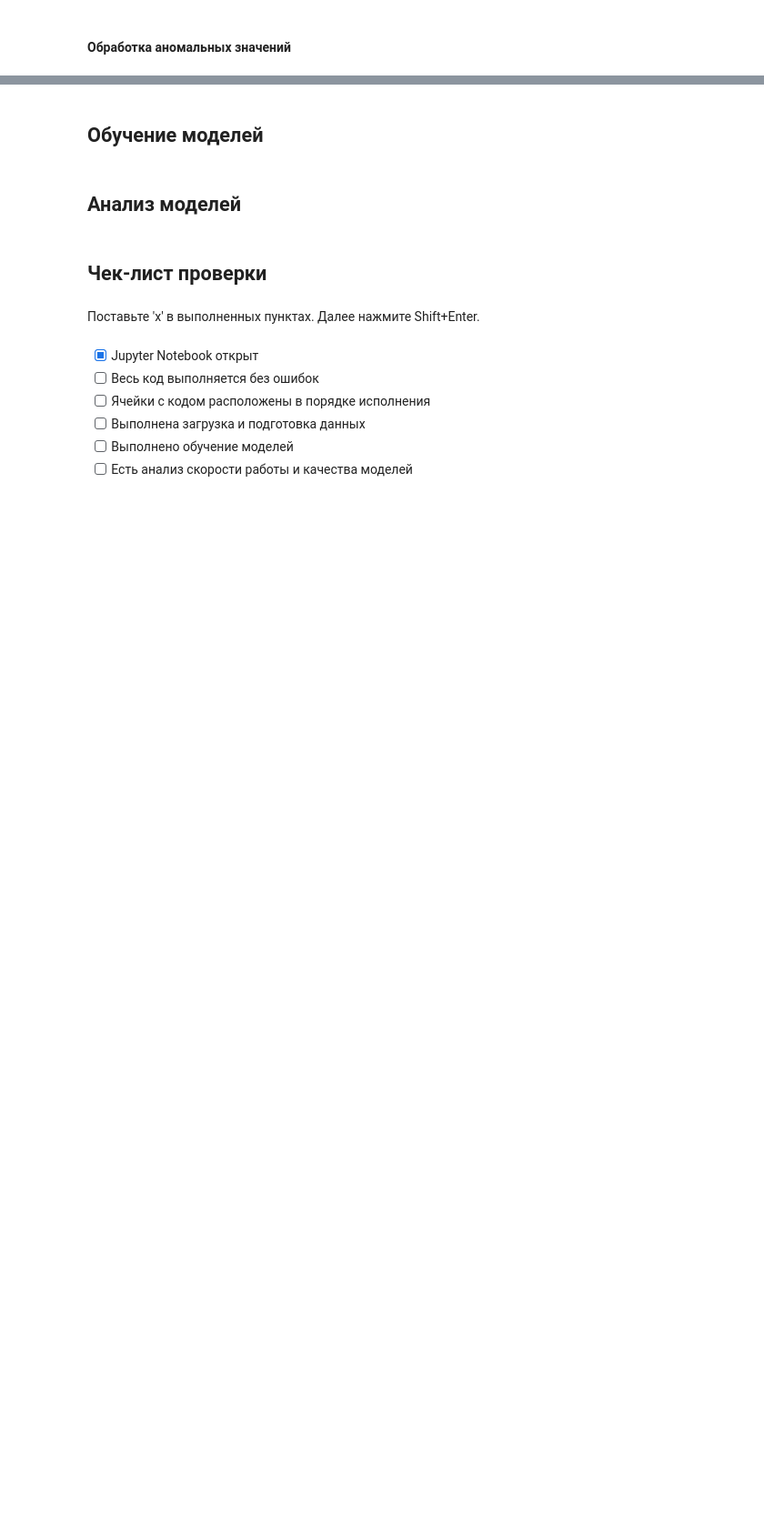
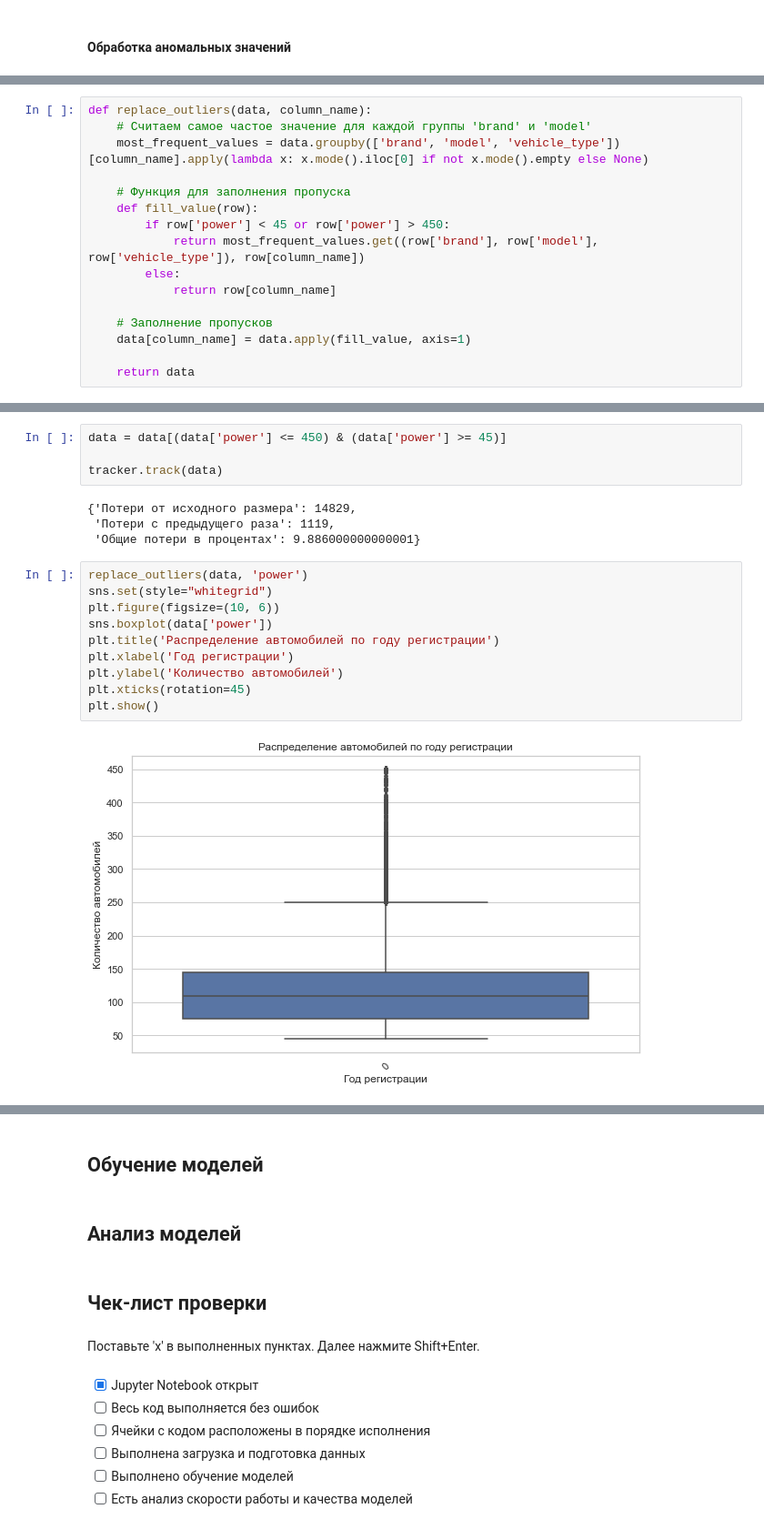
Before and after one commit to EPrutskoy/Car-Service-Yndex-Project, a Jupyter notebook: c71922ff-725e-49ec-bb47-35977b79edc9.ipynb, the cells around one changed output, grey strips where cells are left out. Shown at 91% size. Cells and saved outputs as stored; diff of their text form; blank space fills up the shorter version.

```diff
--- a/c71922ff-725e-49ec-bb47-35977b79edc9.ipynb
+++ b/c71922ff-725e-49ec-bb47-35977b79edc9.ipynb
@@ -286,0 +492,16 @@ data.describe()
+# %%
+def replace_outliers(data, column_name):
+    # Считаем самое частое значение для каждой группы 'brand' и 'model'
+    most_frequent_values = data.groupby(['brand', 'model', 'vehicle_type'])[column_name].apply(lambda x: x.mode().iloc[0] if not x.mode().empty else None)
+
+    # Функция для заполнения пропуска
+    def fill_value(row):
+        if row['power'] < 45 or row['power'] > 450:
+            return most_frequent_values.get((row['brand'], row['model'], row['vehicle_type']), row[column_name])
+        else:
+            return row[column_name]
+
+    # Заполнение пропусков
+    data[column_name] = data.apply(fill_value, axis=1)
+
+    return data
@@ -286,0 +529,20 @@ data.describe()
+# %%
+data = data[(data['power'] <= 450) & (data['power'] >= 45)]
+
+tracker.track(data)
+# %% [output]
+{'Потери от исходного размера': 14829,
+ 'Потери с предыдущего раза': 1119,
+ 'Общие потери в процентах': 9.886000000000001}
+# %%
+replace_outliers(data, 'power')
+sns.set(style="whitegrid")
+plt.figure(figsize=(10, 6))
+sns.boxplot(data['power'])
+plt.title('Распределение автомобилей по году регистрации')
+plt.xlabel('Год регистрации')
+plt.ylabel('Количество автомобилей')
+plt.xticks(rotation=45)
+plt.show()
+# %% [output]
+[figure, added]
```
Also changed, not shown: parts of 29 cells of this notebook.
